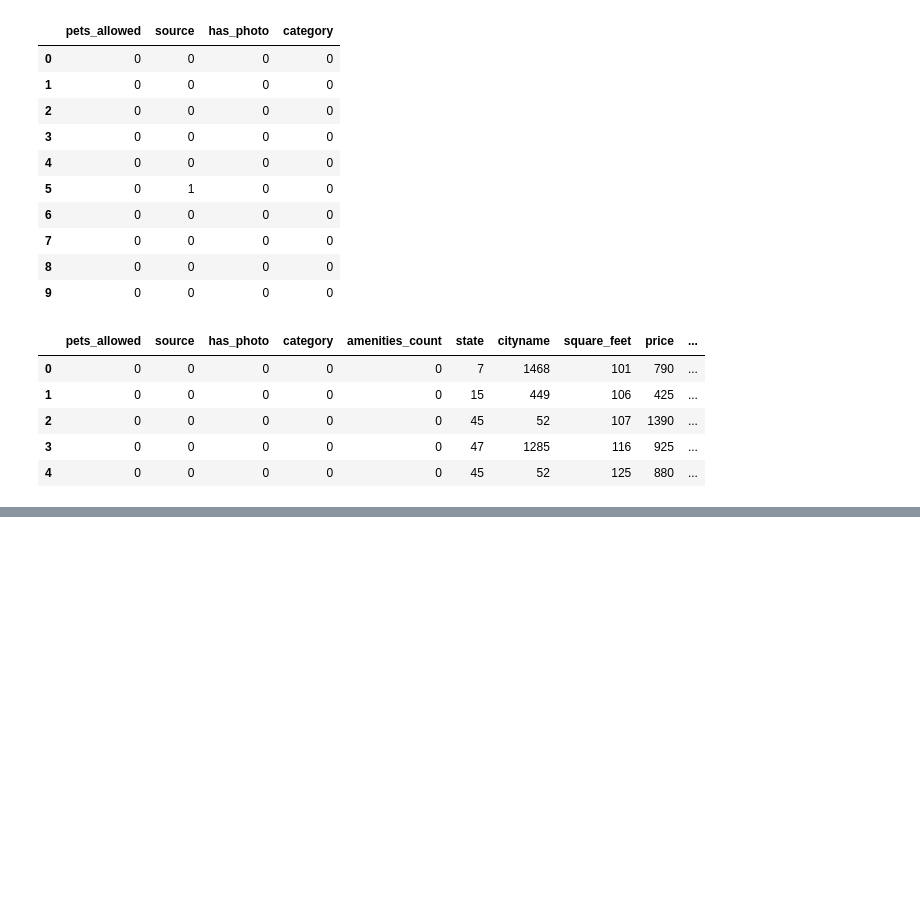
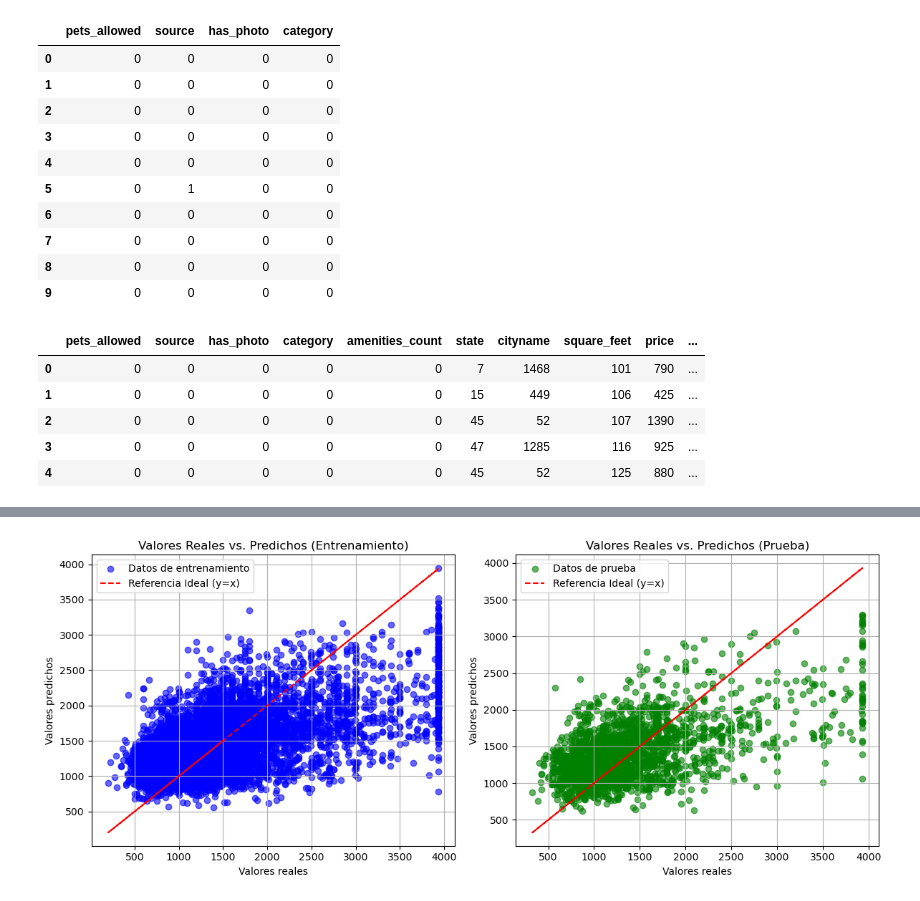
Before and after one commit to ssgonzalezc1/proyecto_aptos, a Jupyter notebook: Ingenieria de datos/Modelo_regresion_lineal.ipynb, the cells around one changed output, grey strips where cells are left out. Cells and saved outputs as stored; diff of their text form; code cells hidden in the pictures; blank space fills up the shorter version.

```diff
--- a/Ingenieria de datos/Modelo_regresion_lineal.ipynb
+++ b/Ingenieria de datos/Modelo_regresion_lineal.ipynb
@@ -182,0 +207,28 @@ from sklearn.metrics import r2_score, mean_squared_error
+# %%
+# Graficar valores reales vs predichos
+plt.figure(figsize=(12, 5))
+
+# Gráfico para conjunto de entrenamiento
+plt.subplot(1, 2, 1)
+plt.scatter(y_train, y_pred_train1, alpha=0.6, color='blue', label="Datos de entrenamiento")
+plt.plot(y_train, y_train, color='red', linestyle="--", label="Referencia Ideal (y=x)")
+plt.xlabel("Valores reales")
+plt.ylabel("Valores predichos")
+plt.title("Valores Reales vs. Predichos (Entrenamiento)")
+plt.legend()
+plt.grid(True)
+
+# Gráfico para conjunto de prueba
+plt.subplot(1, 2, 2)
+plt.scatter(y_test, y_pred_test1, alpha=0.6, color='green', label="Datos de prueba")
+plt.plot(y_test, y_test, color='red', linestyle="--", label="Referencia Ideal (y=x)")
+plt.xlabel("Valores reales")
+plt.ylabel("Valores predichos")
+plt.title("Valores Reales vs. Predichos (Prueba)")
+plt.legend()
+plt.grid(True)
+
+plt.tight_layout()
+plt.show()
+# %% [output]
+[figure, added]
```
Also changed, not shown: parts of 40 cells of this notebook.
